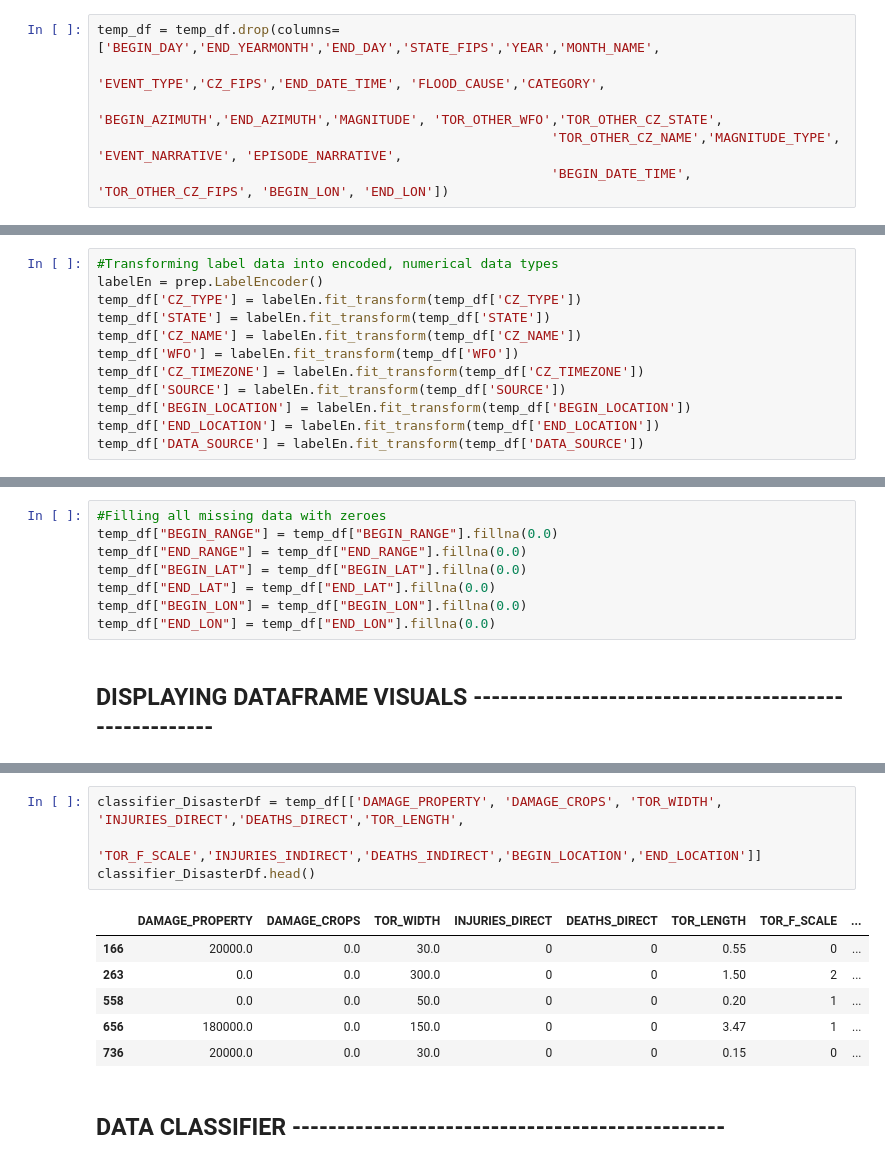
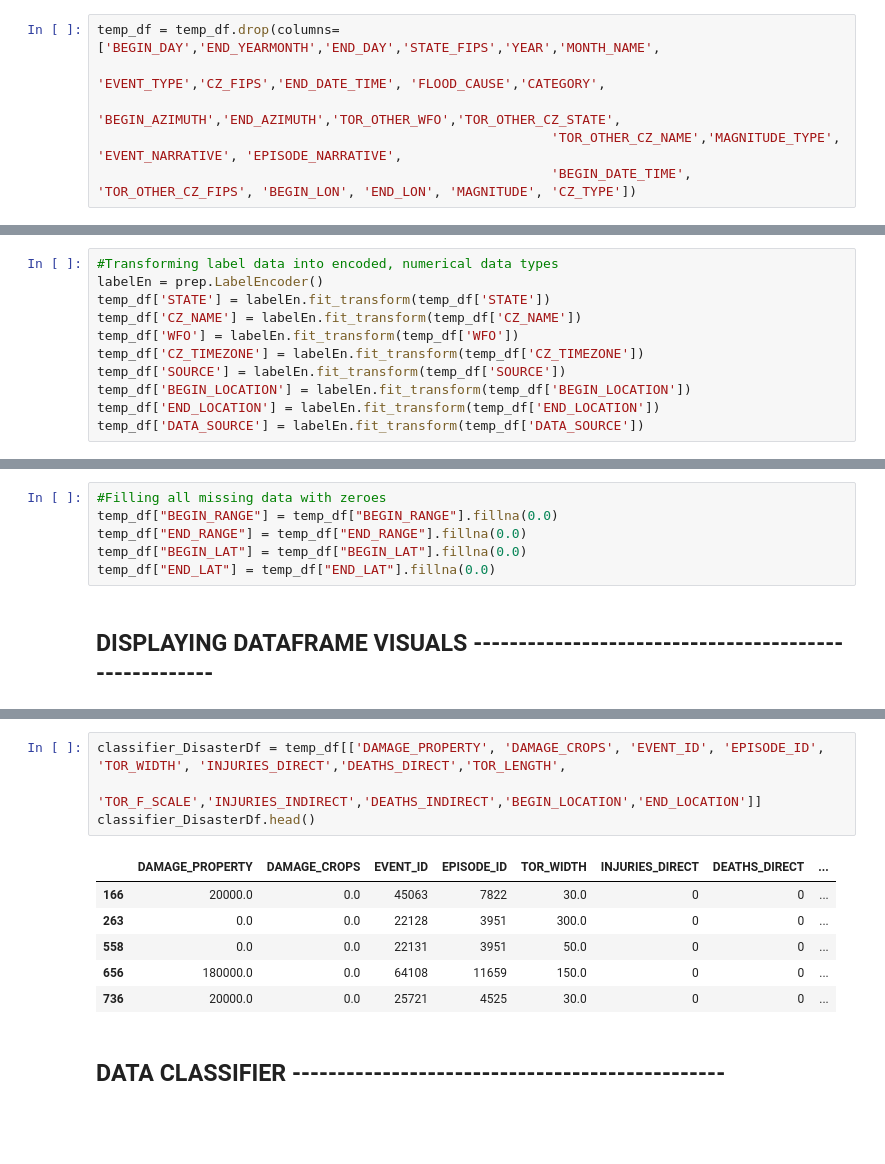
Before and after one commit to DorisSanchez-Velasquez/NaturalDisasterReport, a Jupyter notebook: main.ipynb, the cells around one changed output, grey strips where cells are left out. Drawn from its saved outputs; the diff is of its cells as text; blank space fills up the shorter version.

```diff
--- a/main.ipynb
+++ b/main.ipynb
@@ -44,6 +45,6 @@ temp_df = NaturalDisaster_Data.copy(deep=True)
 # %%
 temp_df = temp_df.drop(columns=['BEGIN_DAY','END_YEARMONTH','END_DAY','STATE_FIPS','YEAR','MONTH_NAME',
                                                           'EVENT_TYPE','CZ_FIPS','END_DATE_TIME', 'FLOOD_CAUSE','CATEGORY',
-                                                          'BEGIN_AZIMUTH','END_AZIMUTH','MAGNITUDE', 'TOR_OTHER_WFO','TOR_OTHER_CZ_STATE',
+                                                          'BEGIN_AZIMUTH','END_AZIMUTH','TOR_OTHER_WFO','TOR_OTHER_CZ_STATE',
                                                           'TOR_OTHER_CZ_NAME','MAGNITUDE_TYPE', 'EVENT_NARRATIVE', 'EPISODE_NARRATIVE',
-                                                          'BEGIN_DATE_TIME', 'TOR_OTHER_CZ_FIPS', 'BEGIN_LON', 'END_LON'])
+                                                          'BEGIN_DATE_TIME', 'TOR_OTHER_CZ_FIPS', 'BEGIN_LON', 'END_LON', 'MAGNITUDE', 'CZ_TYPE'])
@@ -94,7 +103,6 @@ temp_df["TOR_F_SCALE"] = tornado_scale
 # %%
 #Transforming label data into encoded, numerical data types
 labelEn = prep.LabelEncoder()
-temp_df['CZ_TYPE'] = labelEn.fit_transform(temp_df['CZ_TYPE'])
 temp_df['STATE'] = labelEn.fit_transform(temp_df['STATE'])
 temp_df['CZ_NAME'] = labelEn.fit_transform(temp_df['CZ_NAME'])
 temp_df['WFO'] = labelEn.fit_transform(temp_df['WFO'])
@@ -113,8 +121,6 @@ temp_df["BEGIN_RANGE"] = temp_df["BEGIN_RANGE"].fillna(0.0)
 temp_df["END_RANGE"] = temp_df["END_RANGE"].fillna(0.0)
 temp_df["BEGIN_LAT"] = temp_df["BEGIN_LAT"].fillna(0.0)
 temp_df["END_LAT"] = temp_df["END_LAT"].fillna(0.0)
-temp_df["BEGIN_LON"] = temp_df["BEGIN_LON"].fillna(0.0)
-temp_df["END_LON"] = temp_df["END_LON"].fillna(0.0)
 # %% [markdown]
 ## DISPLAYING DATAFRAME VISUALS ------------------------------------------------------
 # %%
@@ -168,14 +174,14 @@ print(featureScores.nlargest(10,'Score'))  #print 10 best features
 # %%
-classifier_DisasterDf = temp_df[['DAMAGE_PROPERTY', 'DAMAGE_CROPS', 'TOR_WIDTH', 'INJURIES_DIRECT','DEATHS_DIRECT','TOR_LENGTH',
+classifier_DisasterDf = temp_df[['DAMAGE_PROPERTY', 'DAMAGE_CROPS', 'EVENT_ID', 'EPISODE_ID', 'TOR_WIDTH', 'INJURIES_DIRECT','DEATHS_DIRECT','TOR_LENGTH',
                                 'TOR_F_SCALE','INJURIES_INDIRECT','DEATHS_INDIRECT','BEGIN_LOCATION','END_LOCATION']]
 classifier_DisasterDf.head()
 # %% [output]
-|  | DAMAGE_PROPERTY | DAMAGE_CROPS | TOR_WIDTH | INJURIES_DIRECT | DEATHS_DIRECT | TOR_LENGTH | TOR_F_SCALE | ... |
-| 166 | 20000.0 | 0.0 | 30.0 | 0 | 0 | 0.55 | 0 | ... |
-| 263 | 0.0 | 0.0 | 300.0 | 0 | 0 | 1.50 | 2 | ... |
-| 558 | 0.0 | 0.0 | 50.0 | 0 | 0 | 0.20 | 1 | ... |
-| 656 | 180000.0 | 0.0 | 150.0 | 0 | 0 | 3.47 | 1 | ... |
-| 736 | 20000.0 | 0.0 | 30.0 | 0 | 0 | 0.15 | 0 | ... |
+|  | DAMAGE_PROPERTY | DAMAGE_CROPS | EVENT_ID | EPISODE_ID | TOR_WIDTH | INJURIES_DIRECT | DEATHS_DIRECT | ... |
+| 166 | 20000.0 | 0.0 | 45063 | 7822 | 30.0 | 0 | 0 | ... |
+| 263 | 0.0 | 0.0 | 22128 | 3951 | 300.0 | 0 | 0 | ... |
+| 558 | 0.0 | 0.0 | 22131 | 3951 | 50.0 | 0 | 0 | ... |
+| 656 | 180000.0 | 0.0 | 64108 | 11659 | 150.0 | 0 | 0 | ... |
+| 736 | 20000.0 | 0.0 | 25721 | 4525 | 30.0 | 0 | 0 | ... |
 # %% [markdown]
 ## DATA CLASSIFIER ------------------------------------------------
 # %%
```
Also changed, not shown: parts of 10 cells of this notebook.
